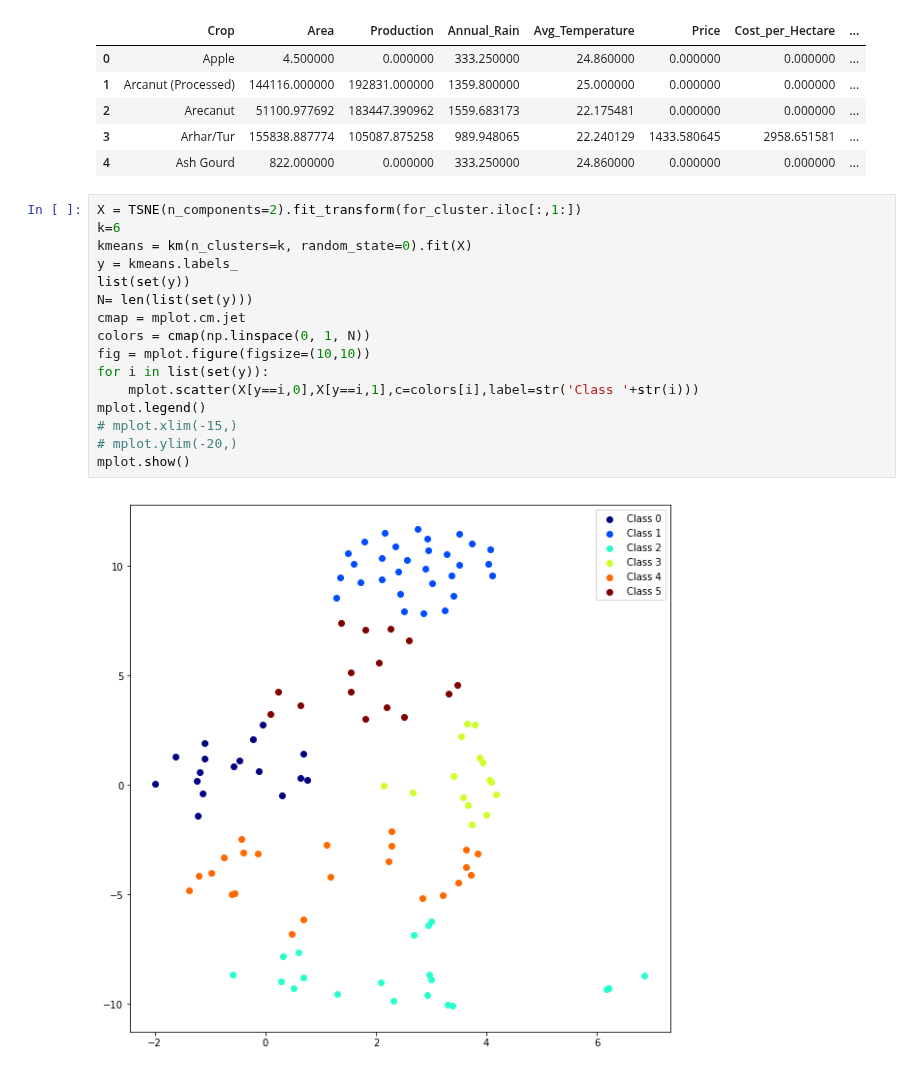
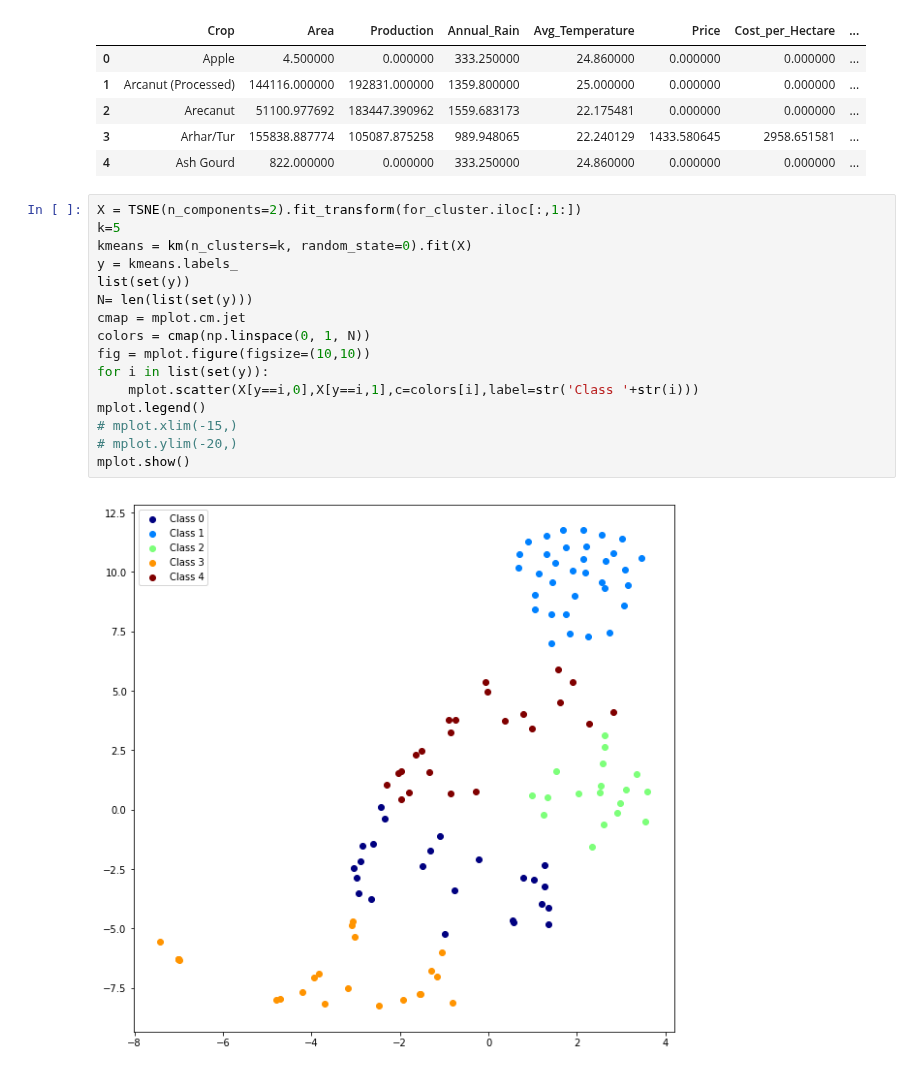
Before and after one commit to nitinvbharti/Agriculture_Analysis, a Jupyter notebook: Agro_analysis.ipynb, the cells around one changed output. Cells and saved outputs as stored; diff of their text form.

```diff
--- a/Agro_analysis.ipynb
+++ b/Agro_analysis.ipynb
@@ -1186,22 +1182,22 @@ for_cluster.head()
 | 4 | Ash Gourd | 822.000000 | 0.000000 | 333.250000 | 24.860000 | 0.000000 | 0.000000 | ... |
 # %%
 X = TSNE(n_components=2).fit_transform(for_cluster.iloc[:,1:])
-k=6
+k=5
 kmeans = km(n_clusters=k, random_state=0).fit(X)
 y = kmeans.labels_
 list(set(y))
 N= len(list(set(y)))
 cmap = mplot.cm.jet
 colors = cmap(np.linspace(0, 1, N))
 fig = mplot.figure(figsize=(10,10))
 for i in list(set(y)):
     mplot.scatter(X[y==i,0],X[y==i,1],c=colors[i],label=str('Class '+str(i)))
 mplot.legend()
 # mplot.xlim(-15,)
 # mplot.ylim(-20,)
 mplot.show()
 # %% [output]
-[figure, old version]
+[figure, new version]
 # %%
 #### Crops falling in same cluster
 for i in range(k):
```
Also changed, not shown: parts of 11 cells of this notebook.
